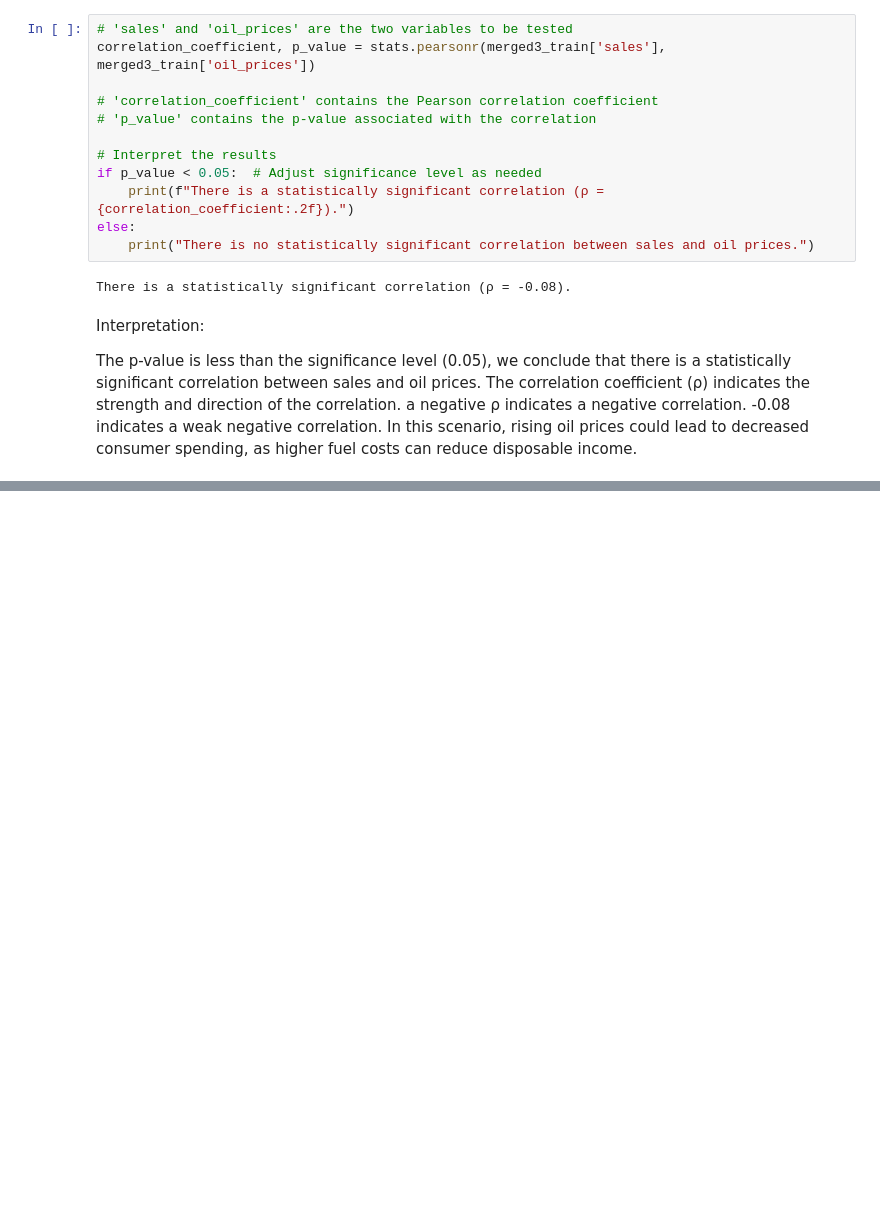
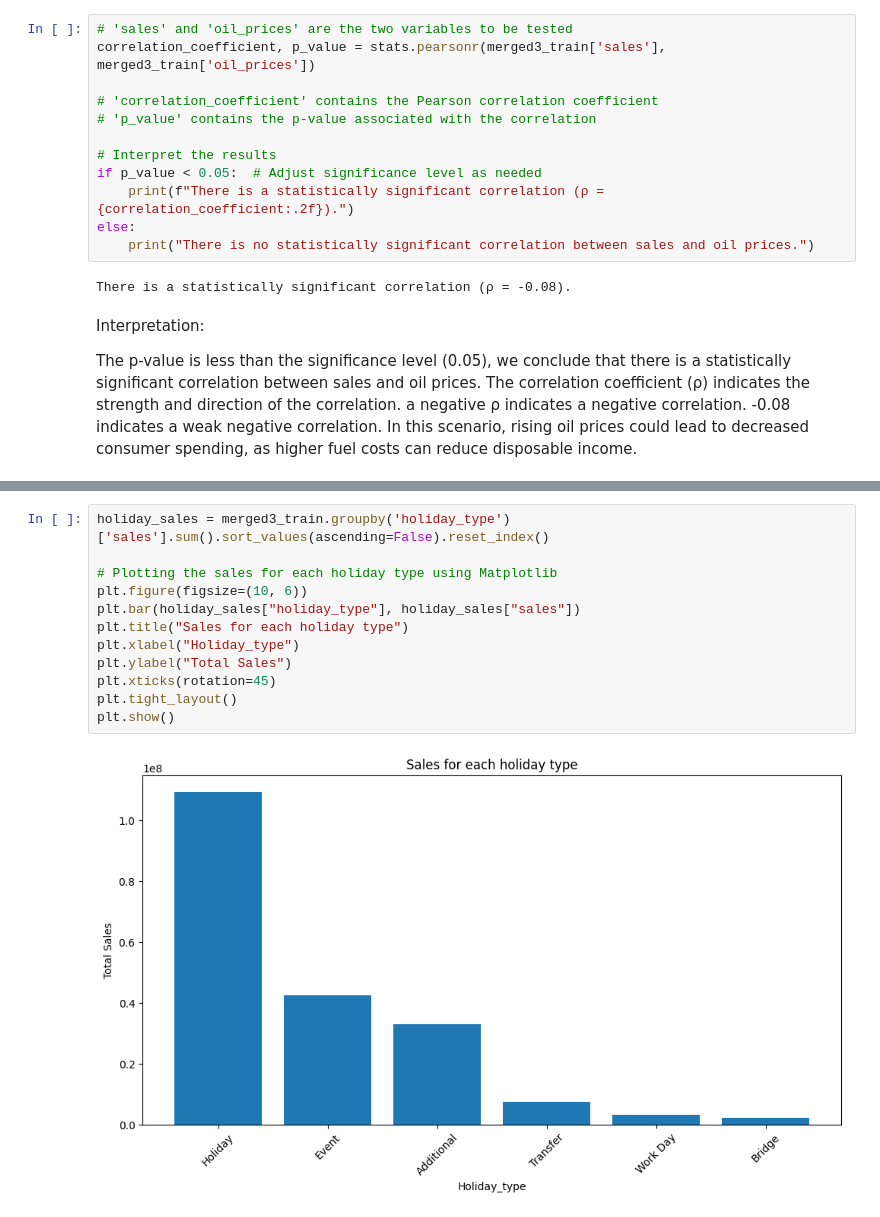
Before and after one commit to phinmaiyo/Regression-Model, a Jupyter notebook: forecasting.ipynb, the cells around one changed output, grey strips where cells are left out. Cells and saved outputs as stored; diff of their text form; blank space fills up the shorter version.

```diff
--- a/forecasting.ipynb
+++ b/forecasting.ipynb
@@ -1149,0 +1337,14 @@ The p-value is less than the significance level (0.05), we conclude that there i
+# %%
+holiday_sales = merged3_train.groupby('holiday_type')['sales'].sum().sort_values(ascending=False).reset_index()
+
+# Plotting the sales for each holiday type using Matplotlib
+plt.figure(figsize=(10, 6))
+plt.bar(holiday_sales["holiday_type"], holiday_sales["sales"])
+plt.title("Sales for each holiday type")
+plt.xlabel("Holiday_type")
+plt.ylabel("Total Sales")
+plt.xticks(rotation=45)
+plt.tight_layout()
+plt.show()
+# %% [output]
+[figure, added]
```
Also changed, not shown: parts of 62 cells of this notebook.
